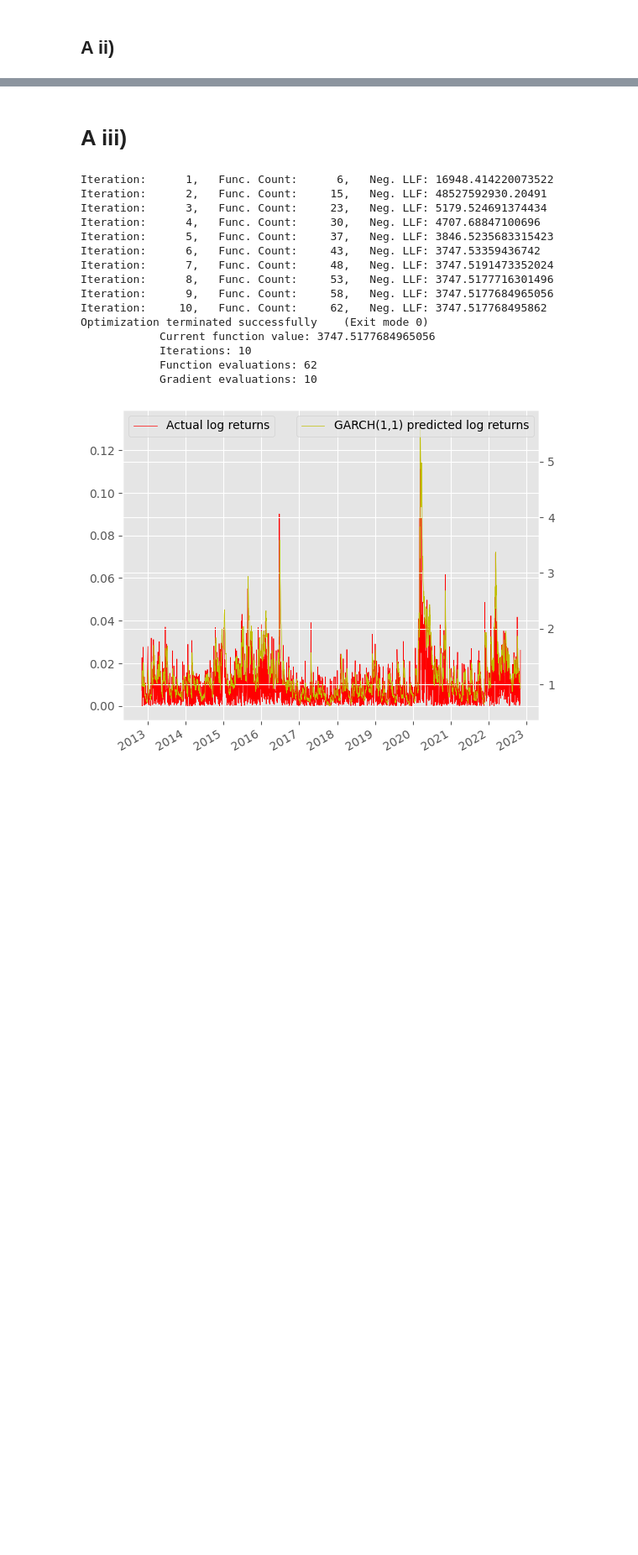
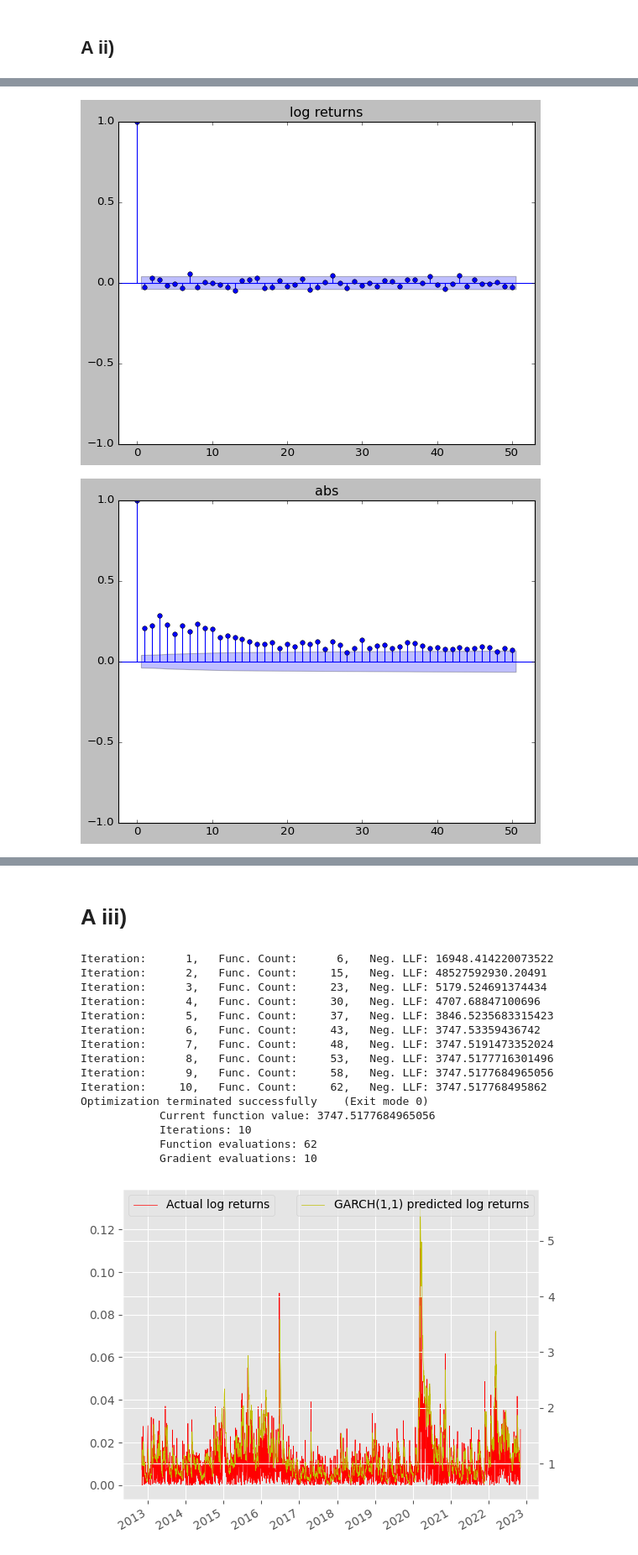
Before and after one commit to georgec123/qrm, a Jupyter notebook: q1.ipynb, the cells around one changed output, grey strips where cells are left out. Shown at 84% size. Saved outputs shown, nothing was run; the diff lists cells and outputs as text; code cells hidden in the pictures; blank space fills up the shorter version.

```diff
--- a/q1.ipynb
+++ b/q1.ipynb
@@ -85,0 +72,9 @@ plt.legend(); plt.show()
+# %%
+
+
+sm.graphics.tsa.plot_acf(df['log_returns'].dropna(), lags=50, title='log returns'); plt.show()
+sm.graphics.tsa.plot_acf(np.abs(df['log_returns']).dropna(), lags=50, title='abs'); plt.show()
+sm.graphics.tsa.plot_acf(df['log_returns'].dropna()**2, lags=50, title='sq'); plt.show()
+# %% [output]
+[figure, added]
+[figure, added]
```
Also changed, not shown: parts of 5 cells of this notebook, 4 other files.
